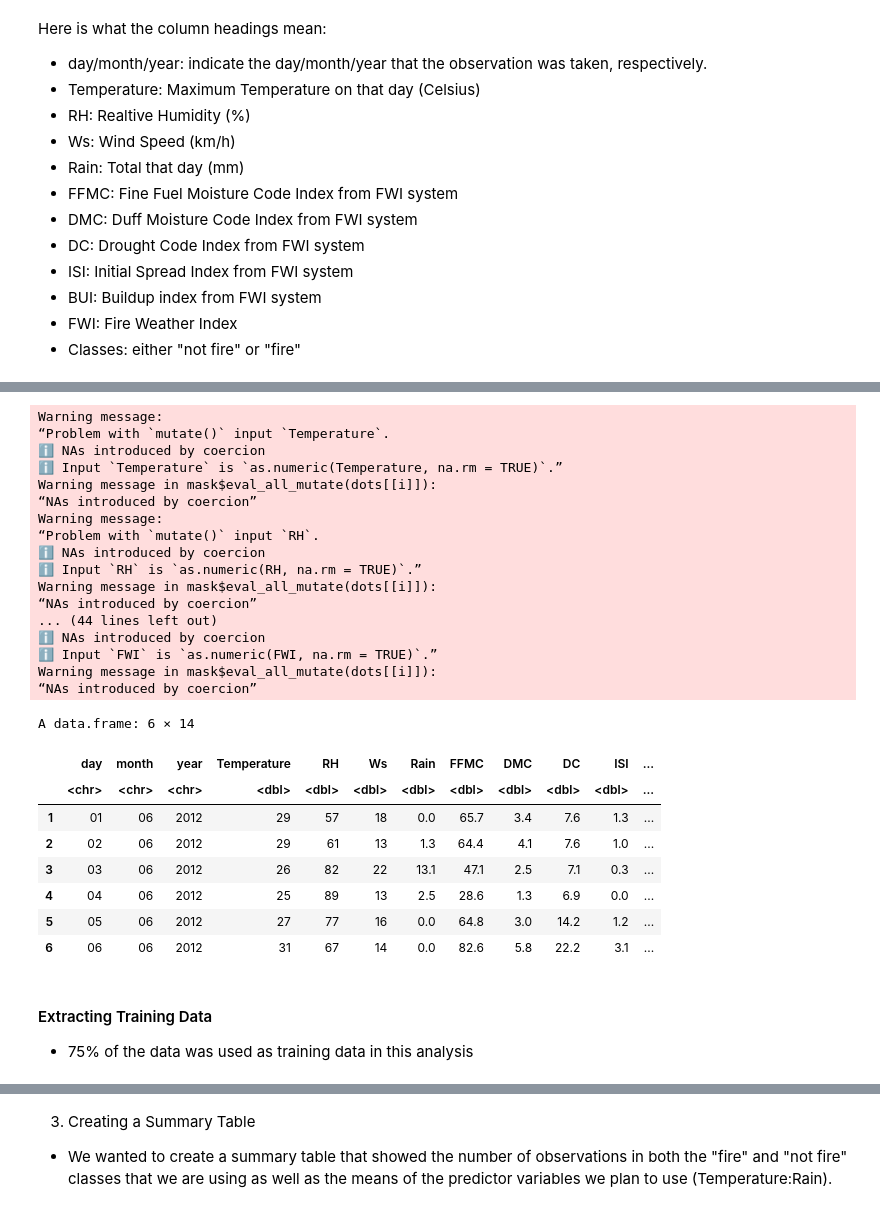
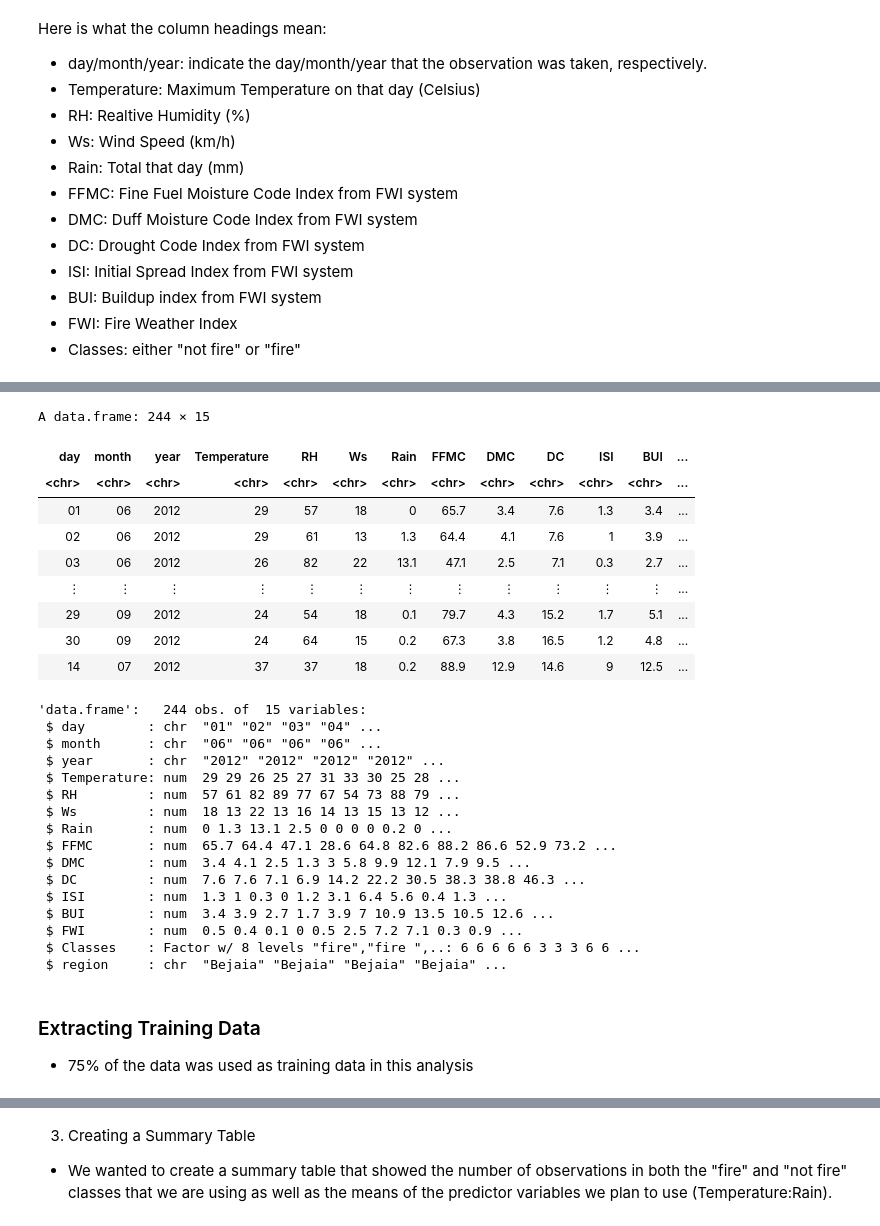
Before and after one commit to Soneif/dsci100-project, a Jupyter notebook: project-proposal.ipynb, the cells around one changed output, grey strips where cells are left out. Drawn from its saved outputs; the diff is of its cells as text; code cells hidden in the pictures.

```diff
--- a/project-proposal.ipynb
+++ b/project-proposal.ipynb
@@ -58,49 +59,65 @@ Here is what the column headings mean:
 # %%
 forest_fire_data_collect <- collect(forest_fire_data_raw)
 
-forest_fire_data <- forest_fire_data_collect %>%
+forest_fire_data_bejaia <- forest_fire_data_collect %>%
+    slice(1:122) %>%
+    mutate(region = "Bejaia")
+
+forest_fire_data_sidibel <- forest_fire_data_collect %>%
+    slice(125:246) %>%
+    mutate(region = "Sidi-Bel_Abbes")
+
+forest_fire_data_tidy <- rbind(forest_fire_data_bejaia,forest_fire_data_sidibel)
+
+forest_fire_fix <- forest_fire_data_tidy %>%
+    slice(-166) %>%
+    add_row(day = "14", month = "07", year = "2012", Temperature = "37",RH = "37",Ws = "18",Rain = "0.2",FFMC = "88.9",DMC = "12.9",DC = "14.6",ISI = "9", BUI = "12.5", FWI = "10.4", Classes = "fire",region = "Sidi-Bel_Abbes")
+
+forest_fire_fix
+
+forest_fire_data_mutated <- forest_fire_fix %>%
     mutate(Classes = as.factor(Classes),
            Temperature = as.numeric(Temperature, na.rm = TRUE),
            RH = as.numeric(RH, na.rm = TRUE),
            Ws = as.numeric(Ws, na.rm = TRUE),
            Rain = as.numeric(Rain, na.rm = TRUE),
            FFMC = as.numeric(FFMC, na.rm = TRUE),
            DMC = as.numeric(DMC, na.rm = TRUE),
            DC = as.numeric(DC, na.rm = TRUE),
            ISI = as.numeric(ISI, na.rm = TRUE),
            BUI = as.numeric(BUI, na.rm = TRUE),
            FWI = as.numeric(FWI, na.rm = TRUE))
 
-head(forest_fire_data)
+forest_fire_data_mutated
 # %% [output]
-Warning message:
-“Problem with `mutate()` input `Temperature`.
-ℹ NAs introduced by coercion
-ℹ Input `Temperature` is `as.numeric(Temperature, na.rm = TRUE)`.”
-Warning message in mask$eval_all_mutate(dots[[i]]):
-“NAs introduced by coercion”
-Warning message:
-“Problem with `mutate()` input `RH`.
-ℹ NAs introduced by coercion
-ℹ Input `RH` is `as.numeric(RH, na.rm = TRUE)`.”
-Warning message in mask$eval_all_mutate(dots[[i]]):
-“NAs introduced by coercion”
-... (44 lines left out)
-ℹ NAs introduced by coercion
-ℹ Input `FWI` is `as.numeric(FWI, na.rm = TRUE)`.”
-Warning message in mask$eval_all_mutate(dots[[i]]):
-“NAs introduced by coercion”
+A data.frame: 244 × 15
+| day | month | year | Temperature | RH | Ws | Rain | FFMC | DMC | DC | ISI | BUI | ... |
+| <chr> | <chr> | <chr> | <chr> | <chr> | <chr> | <chr> | <chr> | <chr> | <chr> | <chr> | <chr> | ... |
+| 01 | 06 | 2012 | 29 | 57 | 18 | 0 | 65.7 | 3.4 | 7.6 | 1.3 | 3.4 | ... |
+| 02 | 06 | 2012 | 29 | 61 | 13 | 1.3 | 64.4 | 4.1 | 7.6 | 1 | 3.9 | ... |
+| 03 | 06 | 2012 | 26 | 82 | 22 | 13.1 | 47.1 | 2.5 | 7.1 | 0.3 | 2.7 | ... |
+| ⋮ | ⋮ | ⋮ | ⋮ | ⋮ | ⋮ | ⋮ | ⋮ | ⋮ | ⋮ | ⋮ | ⋮ | ... |
+| 29 | 09 | 2012 | 24 | 54 | 18 | 0.1 | 79.7 | 4.3 | 15.2 | 1.7 | 5.1 | ... |
+| 30 | 09 | 2012 | 24 | 64 | 15 | 0.2 | 67.3 | 3.8 | 16.5 | 1.2 | 4.8 | ... |
+| 14 | 07 | 2012 | 37 | 37 | 18 | 0.2 | 88.9 | 12.9 | 14.6 | 9 | 12.5 | ... |
-A data.frame: 6 × 14
+'data.frame':   244 obs. of  15 variables:
+ $ day        : chr  "01" "02" "03" "04" ...
+ $ month      : chr  "06" "06" "06" "06" ...
+ $ year       : chr  "2012" "2012" "2012" "2012" ...
+ $ Temperature: num  29 29 26 25 27 31 33 30 25 28 ...
+ $ RH         : num  57 61 82 89 77 67 54 73 88 79 ...
+ $ Ws         : num  18 13 22 13 16 14 13 15 13 12 ...
+ $ Rain       : num  0 1.3 13.1 2.5 0 0 0 0 0.2 0 ...
+ $ FFMC       : num  65.7 64.4 47.1 28.6 64.8 82.6 88.2 86.6 52.9 73.2 ...
+ $ DMC        : num  3.4 4.1 2.5 1.3 3 5.8 9.9 12.1 7.9 9.5 ...
+ $ DC         : num  7.6 7.6 7.1 6.9 14.2 22.2 30.5 38.3 38.8 46.3 ...
+ $ ISI        : num  1.3 1 0.3 0 1.2 3.1 6.4 5.6 0.4 1.3 ...
+ $ BUI        : num  3.4 3.9 2.7 1.7 3.9 7 10.9 13.5 10.5 12.6 ...
+ $ FWI        : num  0.5 0.4 0.1 0 0.5 2.5 7.2 7.1 0.3 0.9 ...
+ $ Classes    : Factor w/ 8 levels "fire","fire ",..: 6 6 6 6 6 3 3 3 6 6 ...
+ $ region     : chr  "Bejaia" "Bejaia" "Bejaia" "Bejaia" ...
-|  | day | month | year | Temperature | RH | Ws | Rain | FFMC | DMC | DC | ISI | ... |
-|  | <chr> | <chr> | <chr> | <dbl> | <dbl> | <dbl> | <dbl> | <dbl> | <dbl> | <dbl> | <dbl> | ... |
-| 1 | 01 | 06 | 2012 | 29 | 57 | 18 | 0.0 | 65.7 | 3.4 | 7.6 | 1.3 | ... |
-| 2 | 02 | 06 | 2012 | 29 | 61 | 13 | 1.3 | 64.4 | 4.1 | 7.6 | 1.0 | ... |
-| 3 | 03 | 06 | 2012 | 26 | 82 | 22 | 13.1 | 47.1 | 2.5 | 7.1 | 0.3 | ... |
-| 4 | 04 | 06 | 2012 | 25 | 89 | 13 | 2.5 | 28.6 | 1.3 | 6.9 | 0.0 | ... |
-| 5 | 05 | 06 | 2012 | 27 | 77 | 16 | 0.0 | 64.8 | 3.0 | 14.2 | 1.2 | ... |
-| 6 | 06 | 06 | 2012 | 31 | 67 | 14 | 0.0 | 82.6 | 5.8 | 22.2 | 3.1 | ... |
 # %% [markdown]
-#### Extracting Training Data
+### Extracting Training Data
 * 75% of the data was used as training data in this analysis
 # %%
 set.seed(3456)
```
Also changed, not shown: parts of 5 cells of this notebook.
